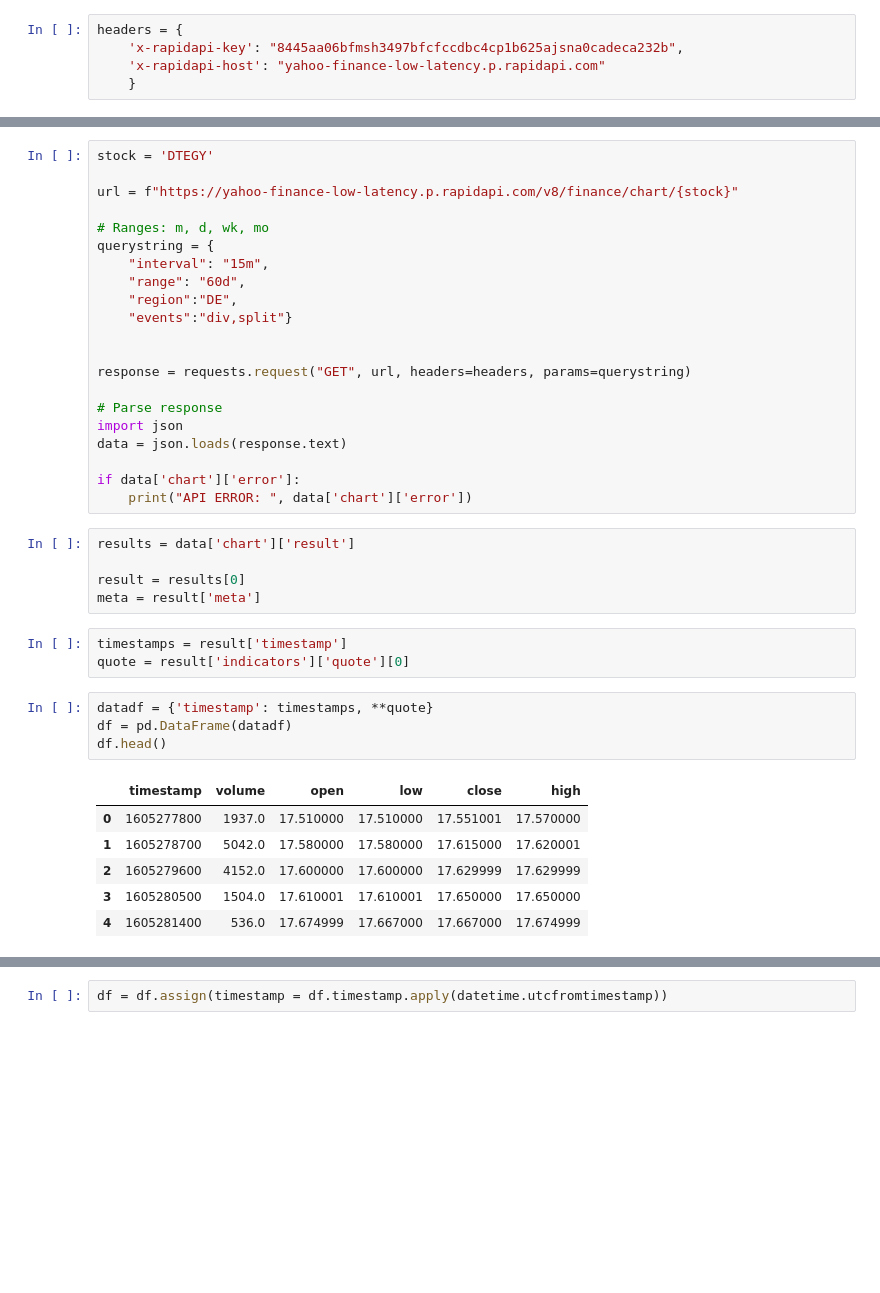
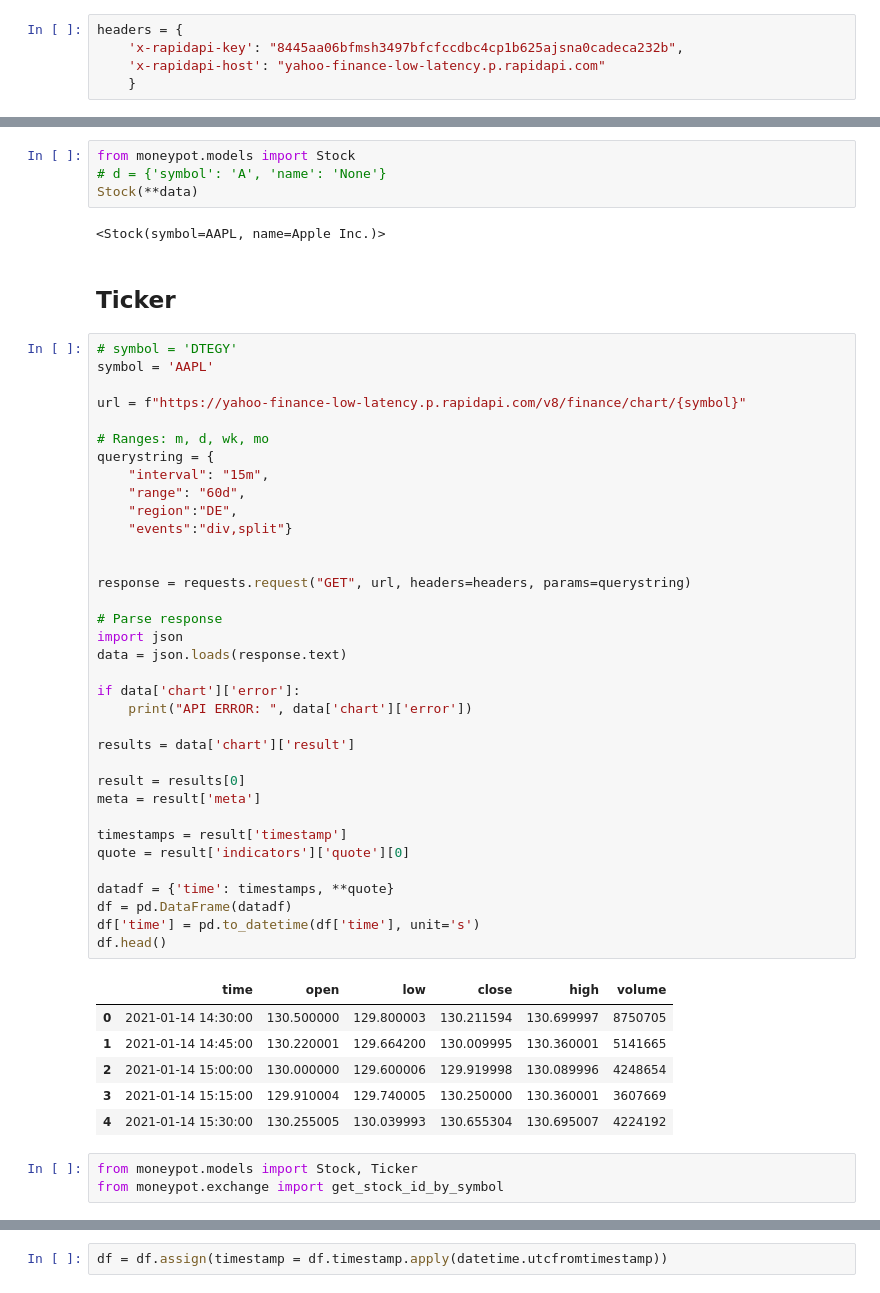
Before and after one commit to franksh/moneypot, a Jupyter notebook: moneypot/notebooks/data_handling/data_yahoo_finance.ipynb, the cells around one changed output, grey strips where cells are left out. Saved outputs shown, nothing was run; the diff lists cells and outputs as text; blank space fills up the shorter version.

```diff
--- a/moneypot/notebooks/data_handling/data_yahoo_finance.ipynb
+++ b/moneypot/notebooks/data_handling/data_yahoo_finance.ipynb
@@ -24,40 +88,53 @@ headers = {
+# %%
+from moneypot.models import Stock
+# d = {'symbol': 'A', 'name': 'None'}
+Stock(**data)
+# %% [output]
+<Stock(symbol=AAPL, name=Apple Inc.)>
+# %% [markdown]
+## Ticker
 # %%
-stock = 'DTEGY'
+# symbol = 'DTEGY'
+symbol = 'AAPL'
 
-url = f"https://yahoo-finance-low-latency.p.rapidapi.com/v8/finance/chart/{stock}"
+url = f"https://yahoo-finance-low-latency.p.rapidapi.com/v8/finance/chart/{symbol}"
 
 # Ranges: m, d, wk, mo
 querystring = {
     "interval": "15m",
     "range": "60d",
     "region":"DE",
     "events":"div,split"}
 
 
 response = requests.request("GET", url, headers=headers, params=querystring)
 
 # Parse response
 import json
 data = json.loads(response.text)
 
 if data['chart']['error']:
     print("API ERROR: ", data['chart']['error'])
+
+results = data['chart']['result']
+
+result = results[0]
+meta = result['meta']
+
+timestamps = result['timestamp']
+quote = result['indicators']['quote'][0]
+
+datadf = {'time': timestamps, **quote}
+df = pd.DataFrame(datadf)
+df['time'] = pd.to_datetime(df['time'], unit='s')
+df.head()
+# %% [output]
+|  | time | open | low | close | high | volume |
+| 0 | 2021-01-14 14:30:00 | 130.500000 | 129.800003 | 130.211594 | 130.699997 | 8750705 |
+| 1 | 2021-01-14 14:45:00 | 130.220001 | 129.664200 | 130.009995 | 130.360001 | 5141665 |
+| 2 | 2021-01-14 15:00:00 | 130.000000 | 129.600006 | 129.919998 | 130.089996 | 4248654 |
+| 3 | 2021-01-14 15:15:00 | 129.910004 | 129.740005 | 130.250000 | 130.360001 | 3607669 |
+| 4 | 2021-01-14 15:30:00 | 130.255005 | 130.039993 | 130.655304 | 130.695007 | 4224192 |
-# %%
-results = data['chart']['result']
-
-result = results[0]
-meta = result['meta']
-# %%
-timestamps = result['timestamp']
-quote = result['indicators']['quote'][0]
-# %%
-datadf = {'timestamp': timestamps, **quote}
-df = pd.DataFrame(datadf)
-df.head()
-# %% [output]
-|  | timestamp | volume | open | low | close | high |
-| 0 | 1605277800 | 1937.0 | 17.510000 | 17.510000 | 17.551001 | 17.570000 |
-| 1 | 1605278700 | 5042.0 | 17.580000 | 17.580000 | 17.615000 | 17.620001 |
-| 2 | 1605279600 | 4152.0 | 17.600000 | 17.600000 | 17.629999 | 17.629999 |
-| 3 | 1605280500 | 1504.0 | 17.610001 | 17.610001 | 17.650000 | 17.650000 |
-| 4 | 1605281400 | 536.0 | 17.674999 | 17.667000 | 17.667000 | 17.674999 |
+# %%
+from moneypot.models import Stock, Ticker
+from moneypot.exchange import get_stock_id_by_symbol
```
Also changed, not shown: parts of 16 cells of this notebook, 13 other files.
